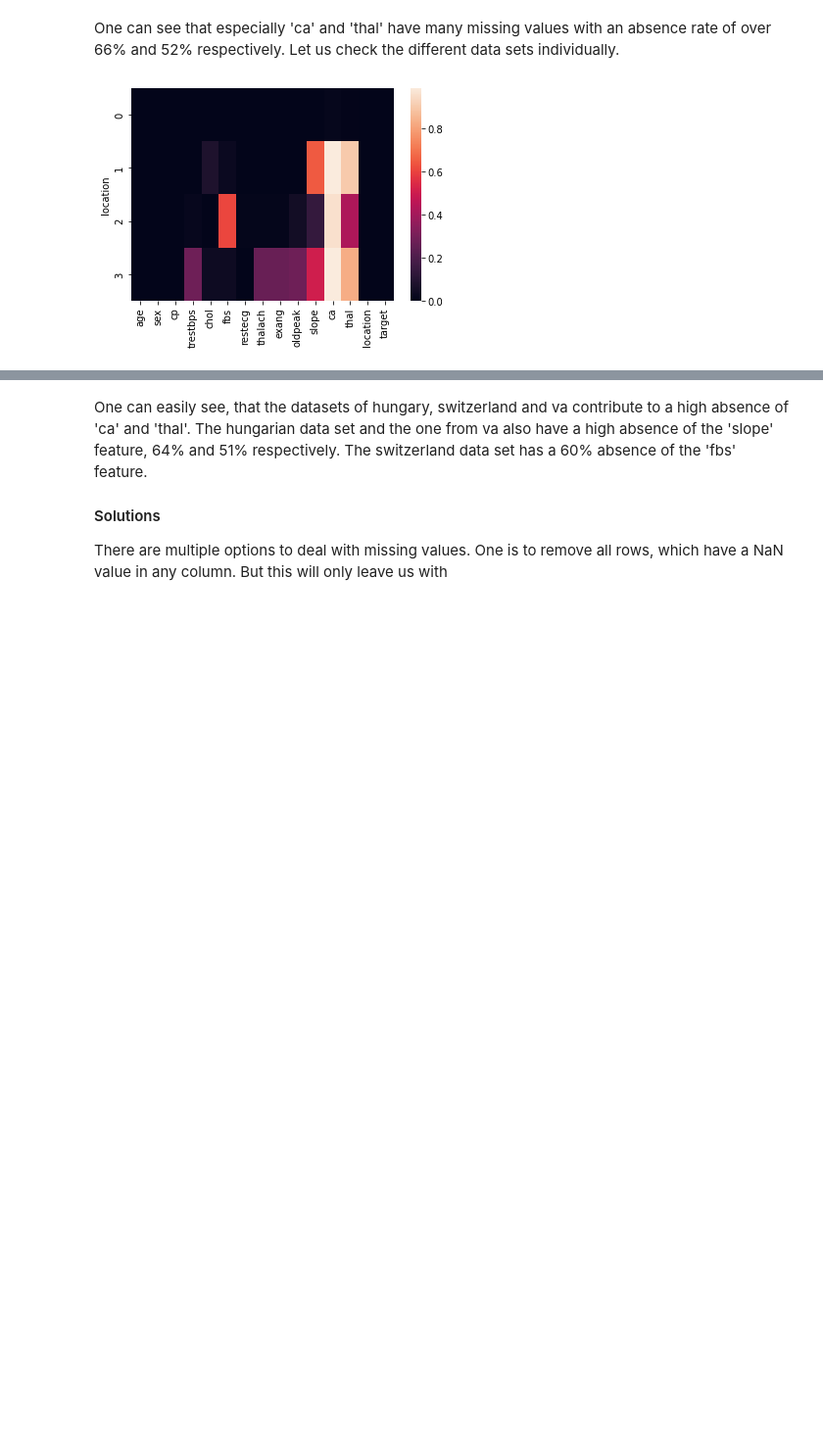
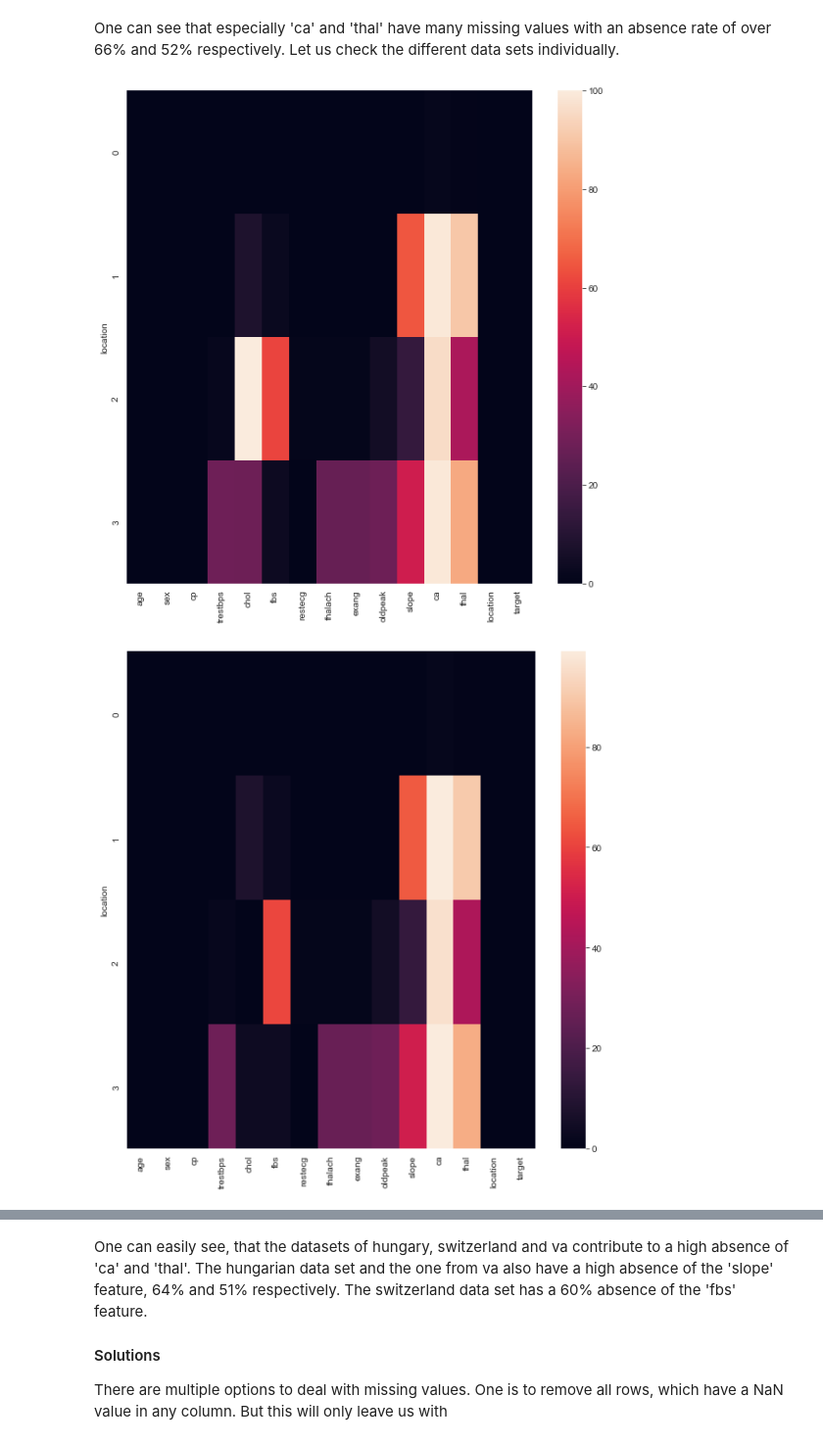
Before and after one commit to navetis/sss_ml, a Jupyter notebook: initial_data_analysis.ipynb, the cells around one changed output, grey strips where cells are left out. Shown at 98% size. Drawn from its saved outputs; the diff is of its cells as text; code cells hidden in the pictures; blank space fills up the shorter version.

Commit message:
included 0 values in missing

```diff
--- a/initial_data_analysis.ipynb
+++ b/initial_data_analysis.ipynb
@@ -77,15 +77,16 @@ switzerland_data['location'] = 2
 va_data = pd.read_csv(os.path.join(data_path, "processed.va.data"), names=column_names)
 va_data['location'] = 3
 
-all_data = pd.concat([cleveland_data, hungarian_data, switzerland_data, va_data], axis=0, ignore_index=True)
-all_data = all_data[['age', 'sex', 'cp', 'trestbps', 'chol', 'fbs', 'restecg', 'thalach', 'exang', 'oldpeak', 'slope',
+data = pd.concat([cleveland_data, hungarian_data, switzerland_data, va_data], axis=0, ignore_index=True)
+data = data[['age', 'sex', 'cp', 'trestbps', 'chol', 'fbs', 'restecg', 'thalach', 'exang', 'oldpeak', 'slope',
                     'ca', 'thal', 'location', 'target']]
 # %%
 # this is some preprocessing
-all_data['thal'].replace({'3.0': '0.0', '6.0': '1.0', '7.0': '2.0'}, inplace=True)
+data['thal'].replace({'3.0': '0.0', '6.0': '1.0', '7.0': '2.0'}, inplace=True)
+
 # In the raw data the '?' symbol is used for missing data. Let us replace those values by np.NaN.
-all_data.replace('?', np.NaN, inplace= True)
-all_data = all_data.astype({'age': int, 'sex': int, 'cp': int, 'trestbps': float, 'chol': float, 'fbs': float, 'restecg': float, 'thalach': float, 'exang': float, 'oldpeak': float, 'slope': float, 'ca': float, 'thal': float, 'location': int, 'target': int})
+data.replace('?', np.NaN, inplace= True)
+data = data.astype({'age': int, 'sex': int, 'cp': int, 'trestbps': float, 'chol': float, 'fbs': float, 'restecg': float, 'thalach': float, 'exang': float, 'oldpeak': float, 'slope': float, 'ca': float, 'thal': float, 'location': int, 'target': int})
 # %% [markdown]
 ### Overview
 
@@ -181,9 +225,18 @@ dtype: float64
 One can see that especially 'ca' and 'thal' have many missing values with an absence rate of over 66% and 52% respectively. Let us check the different data sets individually.
 # %%
 # all_data[all_data['location'] == 0].isna().sum() / len(all_data[all_data['location'] == 1]) * 100
-missing = all_data.groupby('location').apply(lambda x: x.isna().sum() / len(x))
+missing = data.groupby('location').apply(lambda x: x.isna().sum() / len(x) *100)
 
+# all_data[all_data['location'] == 0].isna().sum() / len(all_data[all_data['location'] == 1]) * 100
+missing2 = data.groupby('location').apply(lambda x: x.apply(lambda y: ((y.isna().sum() if (y.name != 'chol' and y.name != 'trestbps') else (y.isna() | y.apply(lambda z: z == 0)).sum()) / len(y) * 100)))
+
+plt.figure(figsize=(10, 10))
+sns.heatmap(data=missing2)
+plt.show()
+
+plt.figure(figsize=(10, 10))
 sns.heatmap(data=missing)
 plt.show()
 # %% [output]
-[figure, old version]
+[figure, new version]
+[figure, added]
```
Also changed, not shown: parts of 15 cells of this notebook, 1 other file.
